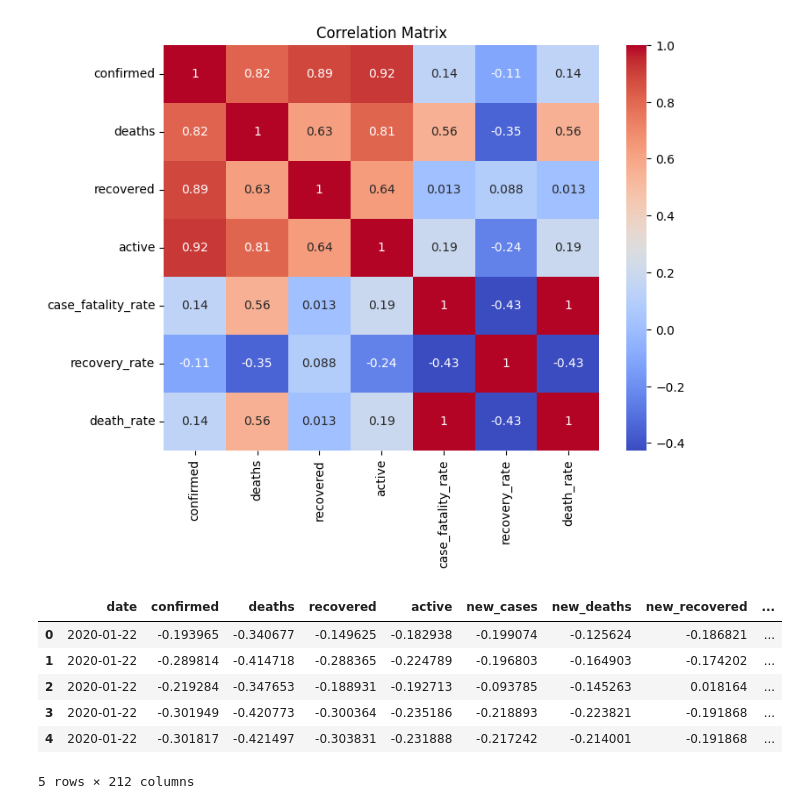
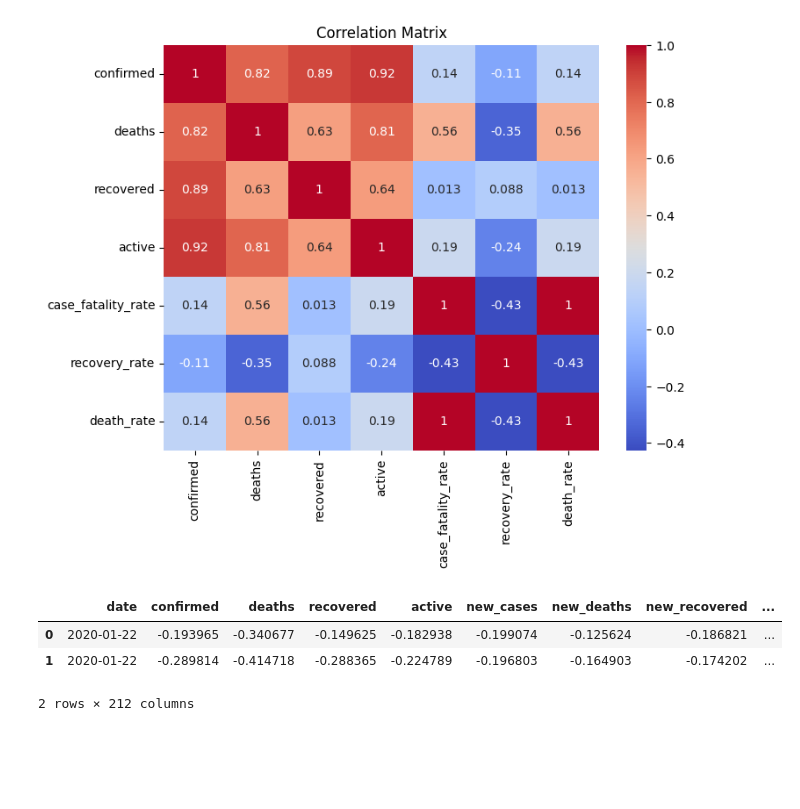
Before and after one commit to izik-adio/Predictive-Modelling-for-COVID-19, a Jupyter notebook: eda_to_modeling.ipynb, the cells around one changed output. Drawn from its saved outputs; the diff is of its cells as text; code cells hidden in the pictures; blank space fills up the shorter version.

```diff
--- a/eda_to_modeling.ipynb
+++ b/eda_to_modeling.ipynb
@@ -292,31 +292,28 @@ plt.show()
 # %%
 from sklearn.preprocessing import StandardScaler, OneHotEncoder
 from sklearn.compose import ColumnTransformer
 
 numerical_cols = ['confirmed', 'deaths', 'recovered',
        'active', 'new_cases', 'new_deaths', 'new_recovered',
        'death_rate_cases', 'recovery_rate_cases', 'death_rate_recovered',
        'prev_week_confirmed', 'weekly_change', 'total_recovered',
        'case_fatality_rate', 'month', 'death_rate', 'recovery_rate',
        'active_proportion']
 categorical_cols = ['country', 'who_region']
 df.replace([np.inf, -np.inf], np.nan, inplace=True)
 
 
 scaler_standard = StandardScaler()
 df[numerical_cols] = scaler_standard.fit_transform(df[numerical_cols])
 
 encoder = OneHotEncoder(handle_unknown='ignore', sparse_output=False)
 encoded_data = encoder.fit_transform(df[categorical_cols])
 encoded_df = pd.DataFrame(encoded_data, columns=encoder.get_feature_names_out(categorical_cols))
 
 df = pd.concat([df.drop(columns=categorical_cols), encoded_df], axis=1)
-df.head()
+df.head(2)
 # %% [output]
 |  | date | confirmed | deaths | recovered | active | new_cases | new_deaths | new_recovered | ... |
 | 0 | 2020-01-22 | -0.193965 | -0.340677 | -0.149625 | -0.182938 | -0.199074 | -0.125624 | -0.186821 | ... |
 | 1 | 2020-01-22 | -0.289814 | -0.414718 | -0.288365 | -0.224789 | -0.196803 | -0.164903 | -0.174202 | ... |
-| 2 | 2020-01-22 | -0.219284 | -0.347653 | -0.188931 | -0.192713 | -0.093785 | -0.145263 | 0.018164 | ... |
-| 3 | 2020-01-22 | -0.301949 | -0.420773 | -0.300364 | -0.235186 | -0.218893 | -0.223821 | -0.191868 | ... |
-| 4 | 2020-01-22 | -0.301817 | -0.421497 | -0.303831 | -0.231888 | -0.217242 | -0.214001 | -0.191868 | ... |
-5 rows × 212 columns
+2 rows × 212 columns
```
Also changed, not shown: parts of 5 cells of this notebook.
